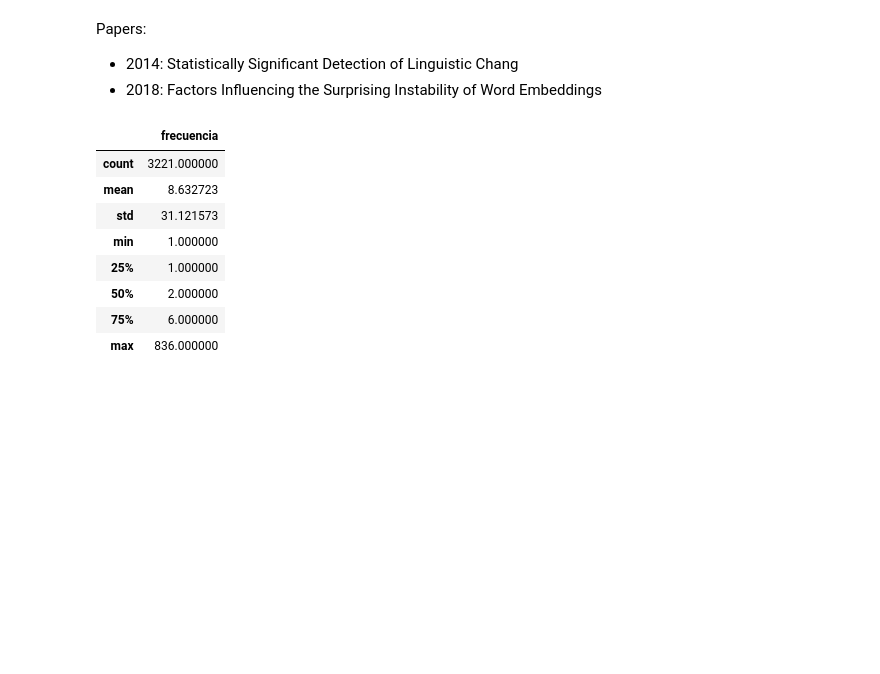
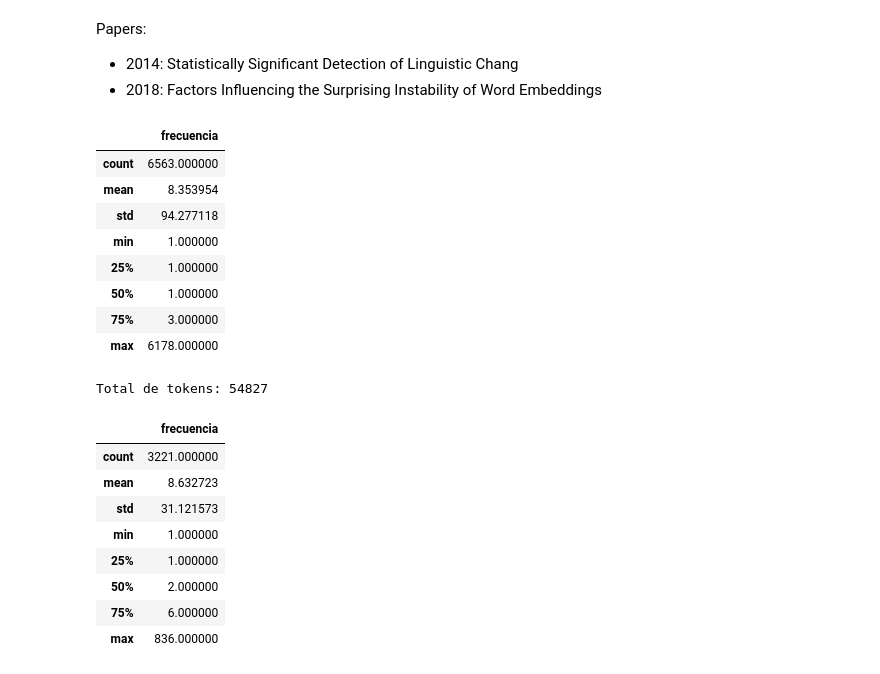
Before and after one commit to AmaliaGuaymasCanavire/iamas_iniciativasleg_salud, a Jupyter notebook: src/notebooks/3.2generar_corpus_IL_SALUD_PERIODO.ipynb, the cells around one changed output. Cells and saved outputs as stored; diff of their text form; code cells hidden in the pictures; blank space fills up the shorter version.

```diff
--- a/src/notebooks/3.2generar_corpus_IL_SALUD_PERIODO.ipynb
+++ b/src/notebooks/3.2generar_corpus_IL_SALUD_PERIODO.ipynb
@@ -424,4 +424,36 @@ Passing `palette` without assigning `hue` is deprecated and will be removed in v
 Papers:
 * 2014: Statistically Significant Detection of Linguistic Chang
 * 2018: Factors Influencing the Surprising Instability of Word Embeddings
+# %%
+from pprint import pprint
+#from gensim import corpora
+from collections import defaultdict
+from collections import Counter
+##################################PASOS DICCIONARIO########################
+corpus_norm = list(df['Título'])
+# Tokenizamos
+documents_tok = [word.split() for word in corpus_norm]
+
+# Creamos el diccionario (vocabulario)
+frequency = defaultdict(int)
+for doc in documents_tok:
+    for token in doc:
+        frequency[token] += 1
+
+# Exploramos todas las palabras para limpiar mejor
+#counter = Counter(frequency)
+frecuencia_df = pd.DataFrame.from_records(list(frequency.items()), columns = ['token','frecuencia'])
+display(frecuencia_df.describe())
+print("Total de tokens:", frecuencia_df['frecuencia'].sum())
+# %% [output]
+|  | frecuencia |
+| count | 6563.000000 |
+| mean | 8.353954 |
+| std | 94.277118 |
+| min | 1.000000 |
+| 25% | 1.000000 |
+| 50% | 1.000000 |
+| 75% | 3.000000 |
+| max | 6178.000000 |
+Total de tokens: 54827
 # %%
```
Also changed, not shown: parts of 1 cell of this notebook, 4 other files.
